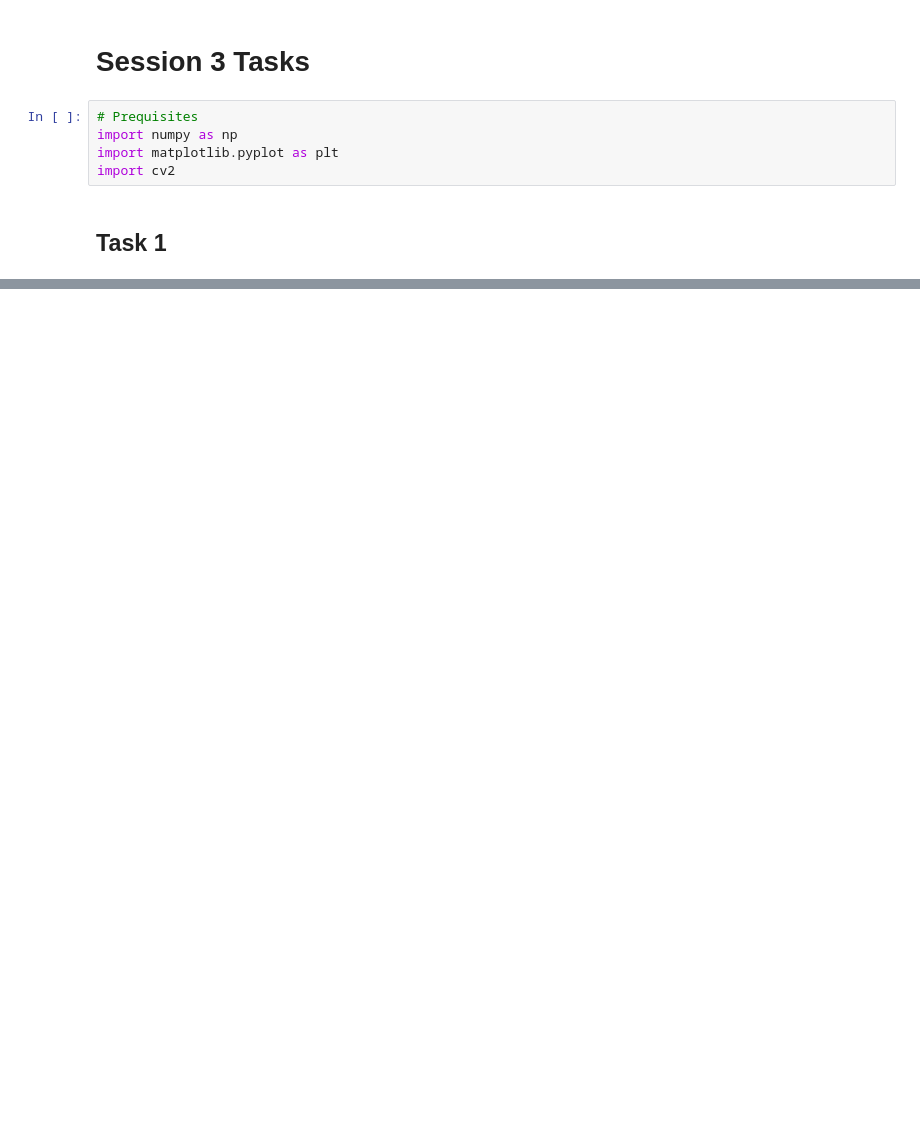
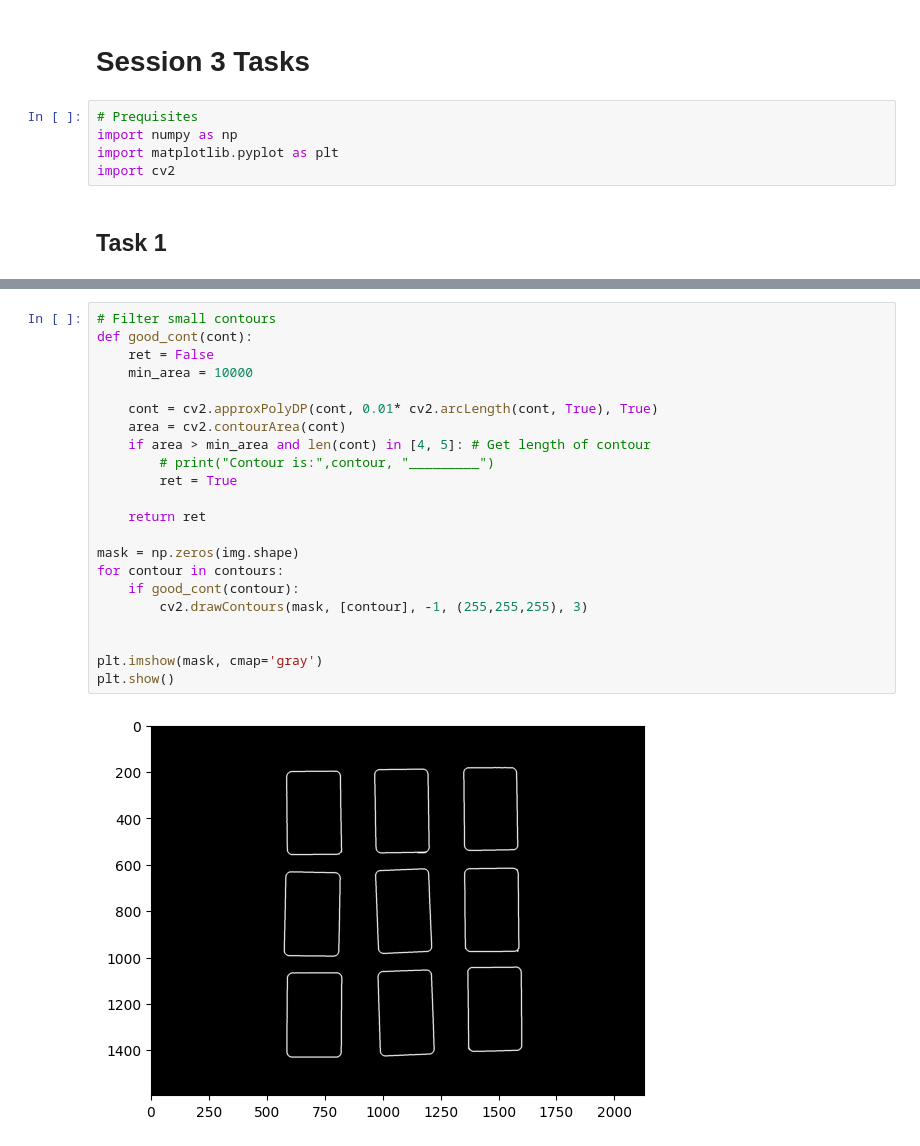
Before and after one commit to Croissant4495/image_task_3, a Jupyter notebook: Tasks_3.ipynb, the cells around one changed output, grey strips where cells are left out. Saved outputs shown, nothing was run; the diff lists cells and outputs as text; blank space fills up the shorter version.

```diff
--- a/Tasks_3.ipynb
+++ b/Tasks_3.ipynb
@@ -47,0 +137,24 @@ error: OpenCV(4.8.0) D:\a\opencv-python\opencv-python\opencv\modules\imgproc\src
+# %%
+# Filter small contours
+def good_cont(cont):
+    ret = False
+    min_area = 10000
+
+    cont = cv2.approxPolyDP(cont, 0.01* cv2.arcLength(cont, True), True)
+    area = cv2.contourArea(cont)
+    if area > min_area and len(cont) in [4, 5]: # Get length of contour
+        # print("Contour is:",contour, "_________")
+        ret = True
+
+    return ret
+
+mask = np.zeros(img.shape)
+for contour in contours:
+    if good_cont(contour):
+        cv2.drawContours(mask, [contour], -1, (255,255,255), 3)
+
+
+plt.imshow(mask, cmap='gray')
+plt.show()
+# %% [output]
+[figure, added]
```
Also changed, not shown: parts of 7 cells of this notebook.
